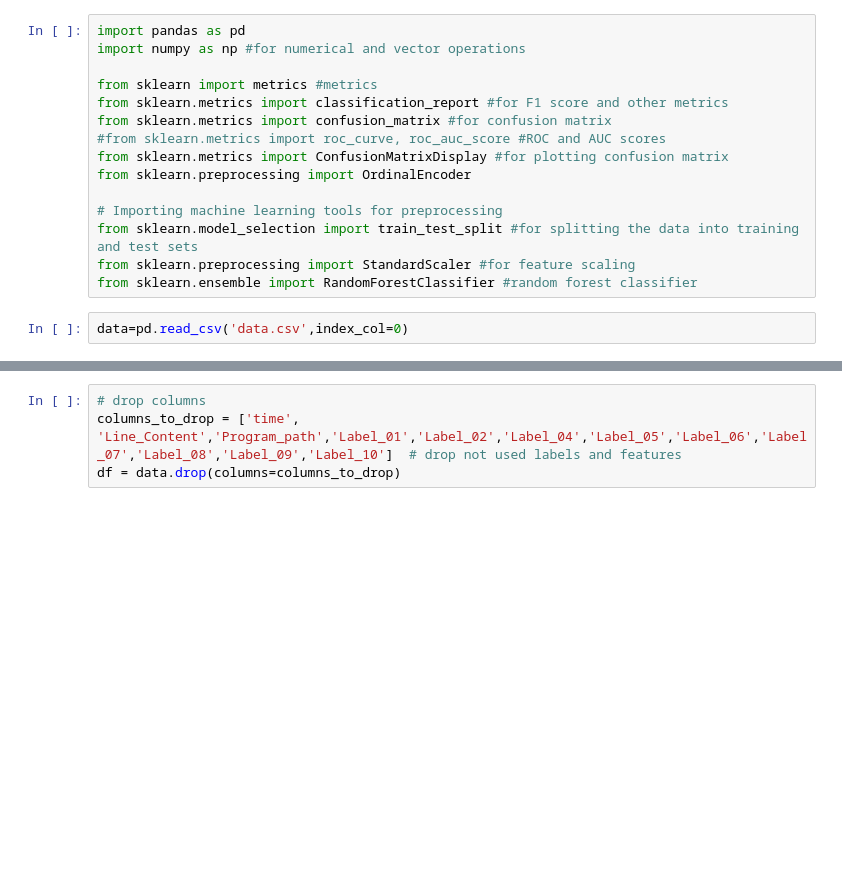
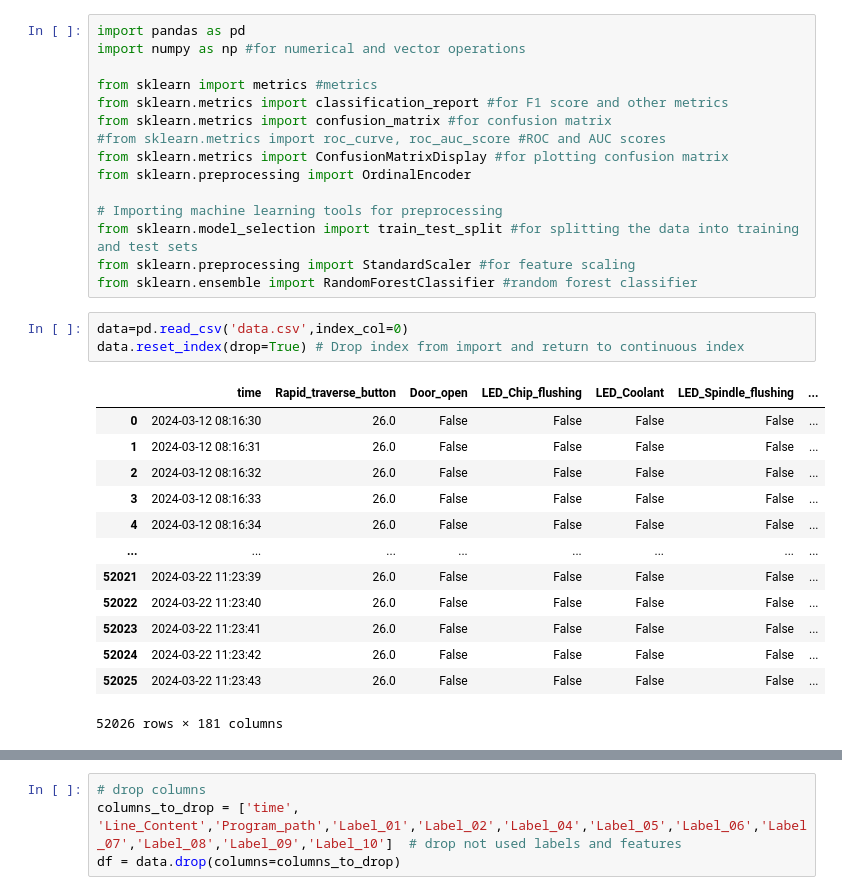
Before and after one commit to ElMoe/Production-Data-Set-for-Five-Axis-CNC-Milling-with-Multiple-Changeovers, a Jupyter notebook: Jupyter_notebook/code_example.ipynb, the cells around one changed output, grey strips where cells are left out. Saved outputs shown, nothing was run; the diff lists cells and outputs as text; blank space fills up the shorter version.

Commit message:
Added dropping of index after csv import

```diff
--- a/Jupyter_notebook/code_example.ipynb
+++ b/Jupyter_notebook/code_example.ipynb
@@ -19,6 +19,21 @@ from sklearn.preprocessing import StandardScaler #for feature scaling
 from sklearn.ensemble import RandomForestClassifier #random forest classifier
 # %%
 data=pd.read_csv('data.csv',index_col=0)
+data.reset_index(drop=True) # Drop index from import and return to continuous index
+# %% [output]
+|  | time | Rapid_traverse_button | Door_open | LED_Chip_flushing | LED_Coolant | LED_Spindle_flushing | ... |
+| 0 | 2024-03-12 08:16:30 | 26.0 | False | False | False | False | ... |
+| 1 | 2024-03-12 08:16:31 | 26.0 | False | False | False | False | ... |
+| 2 | 2024-03-12 08:16:32 | 26.0 | False | False | False | False | ... |
+| 3 | 2024-03-12 08:16:33 | 26.0 | False | False | False | False | ... |
+| 4 | 2024-03-12 08:16:34 | 26.0 | False | False | False | False | ... |
+| ... | ... | ... | ... | ... | ... | ... | ... |
+| 52021 | 2024-03-22 11:23:39 | 26.0 | False | False | False | False | ... |
+| 52022 | 2024-03-22 11:23:40 | 26.0 | False | False | False | False | ... |
+| 52023 | 2024-03-22 11:23:41 | 26.0 | False | False | False | False | ... |
+| 52024 | 2024-03-22 11:23:42 | 26.0 | False | False | False | False | ... |
+| 52025 | 2024-03-22 11:23:43 | 26.0 | False | False | False | False | ... |
+52026 rows × 181 columns
 # %%
 data.head()
 # %% [output]
```
Also changed, not shown: parts of 3 cells of this notebook.
